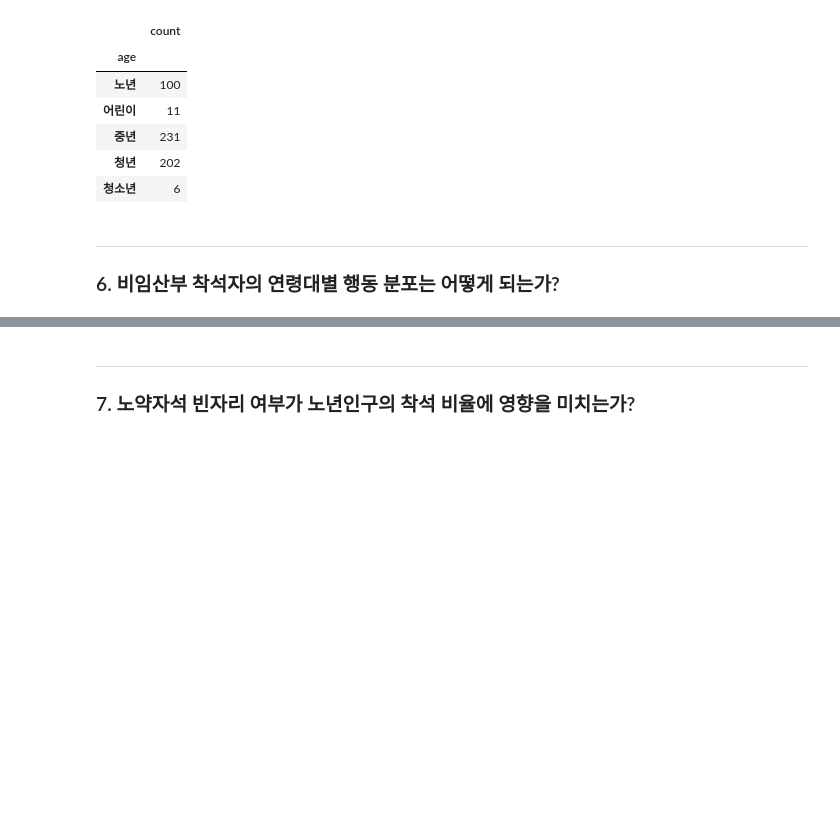
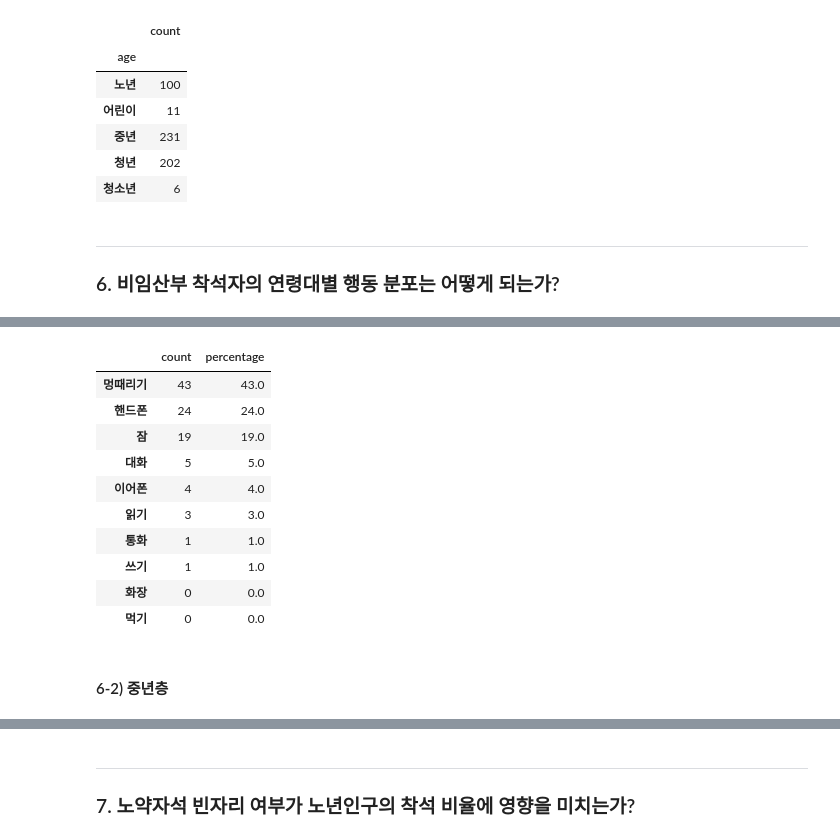
Before and after one commit to springkind/Project_pregnant_seat_subway, a Jupyter notebook: final_setting/데이터 파악.ipynb, the cells around one changed output, grey strips where cells are left out. Drawn from its saved outputs; the diff is of its cells as text; code cells hidden in the pictures; blank space fills up the shorter version.

```diff
--- a/final_setting/데이터 파악.ipynb
+++ b/final_setting/데이터 파악.ipynb
@@ -159,0 +173,6 @@ pd.DataFrame(not_pregnant.groupby('age')['date'].count()).rename(columns = {'dat
+# %%
+old_age_behaviour = pd.DataFrame(table[table['age'] == '노년'][['cellphone', 'thinking', 'sleep', 'earphone', 'talking',
+       'calling', 'reading', 'makeup', 'eating', 'writing']].sum().astype(int)).rename(columns={0: 'count'}).sort_values(by='count', ascending=False)
+old_age_behaviour = old_age_behaviour.rename({'cellphone': '핸드폰', 'thinking': '멍때리기', 'sleep': '잠', 'earphone': '이어폰', 'talking': '대화',
+       'calling': '통화', 'reading': '읽기', 'makeup': '화장', 'eating': '먹기', 'writing': '쓰기'})
+old_age_behaviour
@@ -159,0 +191,17 @@ pd.DataFrame(not_pregnant.groupby('age')['date'].count()).rename(columns = {'dat
+# %%
+old_age_behaviour['percentage'] = round(old_age_behaviour['count'] / old_age_behaviour['count'].sum()*100, 2)
+old_age_behaviour
+# %% [output]
+|  | count | percentage |
+| 멍때리기 | 43 | 43.0 |
+| 핸드폰 | 24 | 24.0 |
+| 잠 | 19 | 19.0 |
+| 대화 | 5 | 5.0 |
+| 이어폰 | 4 | 4.0 |
+| 읽기 | 3 | 3.0 |
+| 통화 | 1 | 1.0 |
+| 쓰기 | 1 | 1.0 |
+| 화장 | 0 | 0.0 |
+| 먹기 | 0 | 0.0 |
+# %% [markdown]
+#### 6-2) 중년층
```
Also changed, not shown: parts of 18 cells of this notebook, 3 other files.
